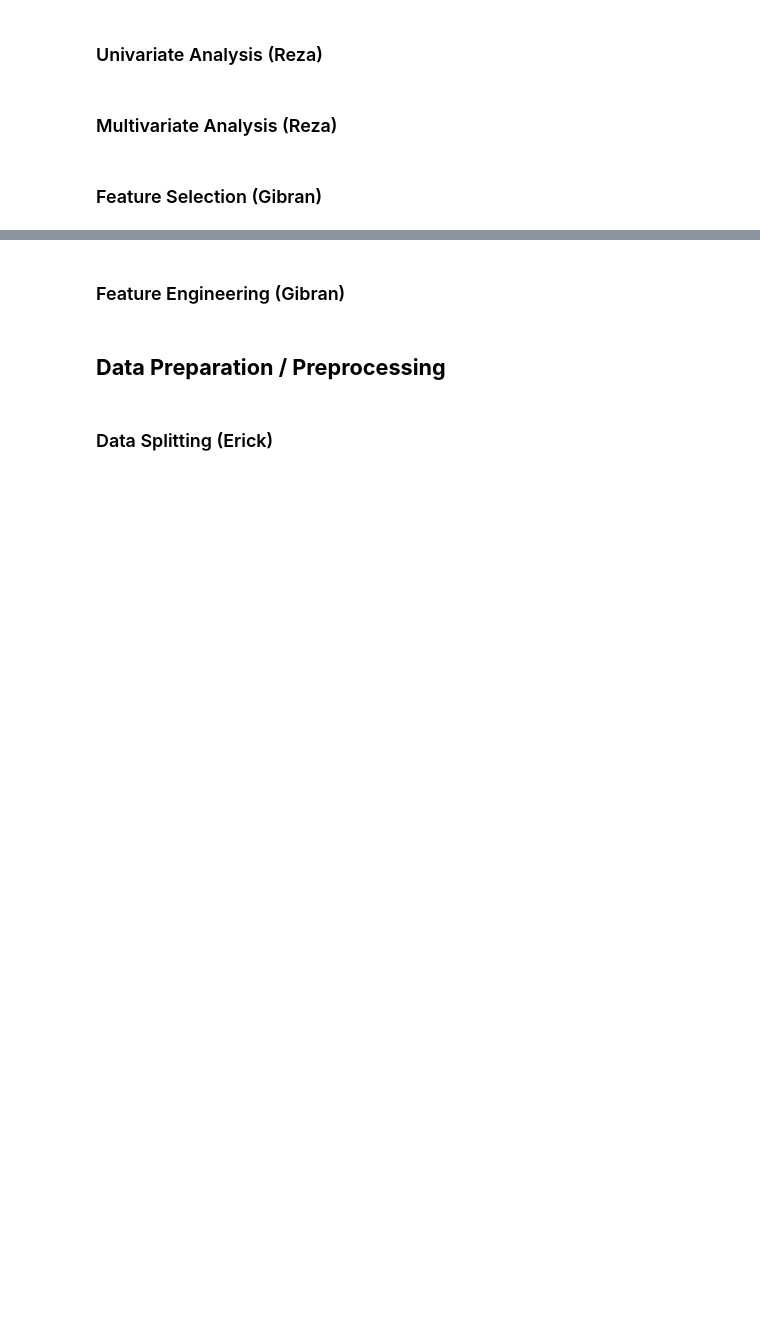
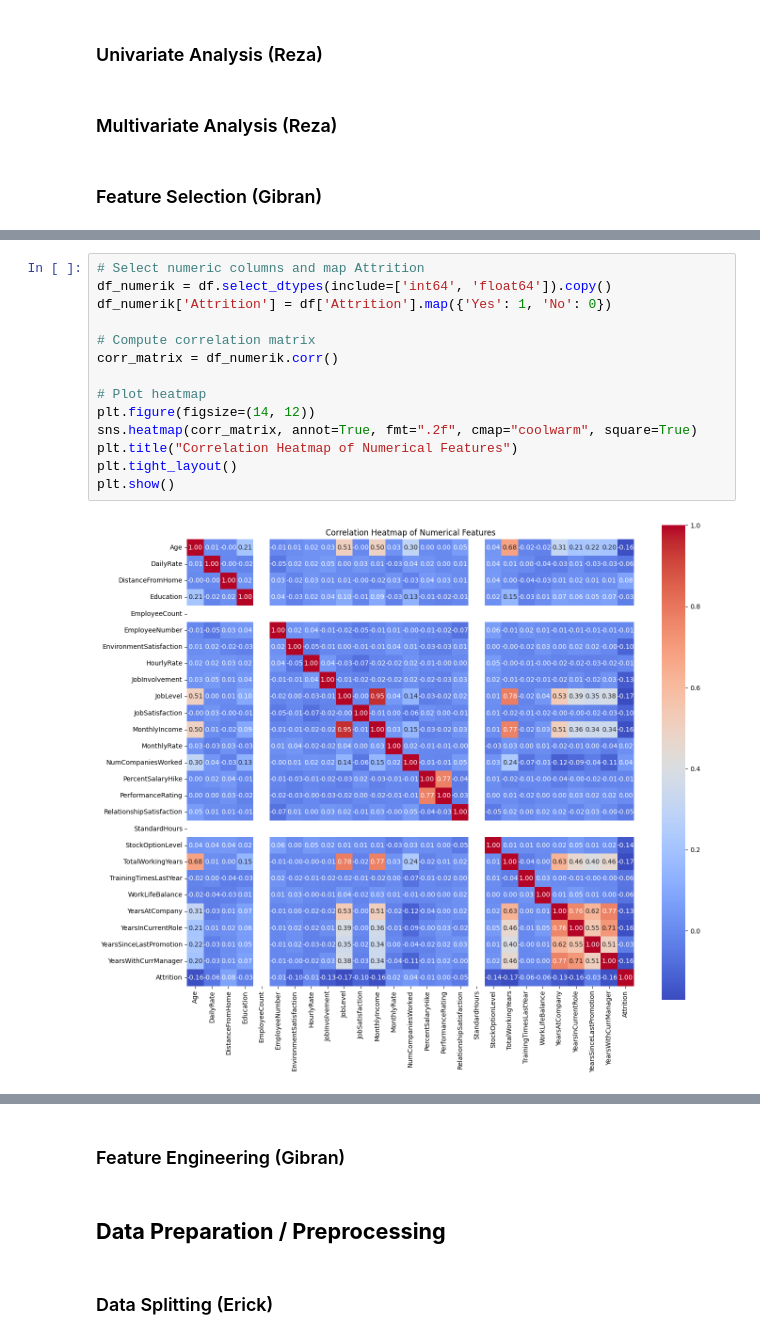
Before and after one commit to gibranariq/Final-Project-Rakamin-Men-United, a Jupyter notebook: Framework_data_modeling_lengkap.ipynb, the cells around one changed output, grey strips where cells are left out. Saved outputs shown, nothing was run; the diff lists cells and outputs as text; blank space fills up the shorter version.

```diff
--- a/Framework_data_modeling_lengkap.ipynb
+++ b/Framework_data_modeling_lengkap.ipynb
@@ -84,0 +115,16 @@ Data sudah bersih dari nilai duplikat
+# %%
+# Select numeric columns and map Attrition
+df_numerik = df.select_dtypes(include=['int64', 'float64']).copy()
+df_numerik['Attrition'] = df['Attrition'].map({'Yes': 1, 'No': 0})
+
+# Compute correlation matrix
+corr_matrix = df_numerik.corr()
+
+# Plot heatmap
+plt.figure(figsize=(14, 12))
+sns.heatmap(corr_matrix, annot=True, fmt=".2f", cmap="coolwarm", square=True)
+plt.title("Correlation Heatmap of Numerical Features")
+plt.tight_layout()
+plt.show()
+# %% [output]
+[figure, added]
```
Also changed, not shown: parts of 4 cells of this notebook.
